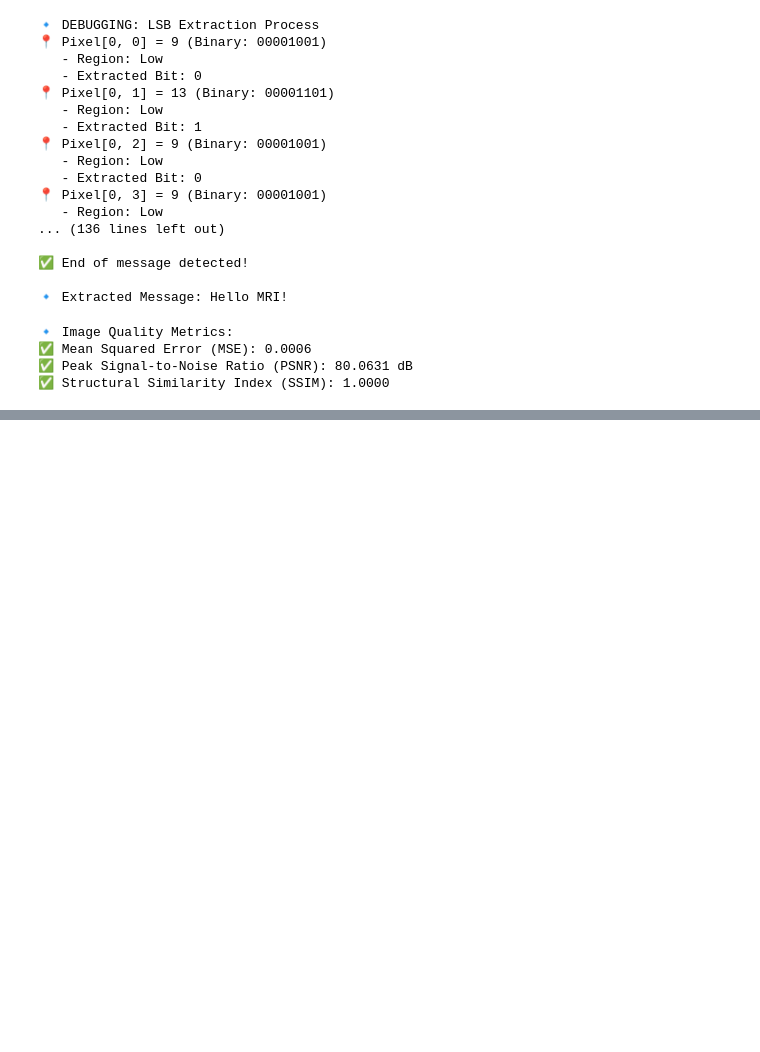
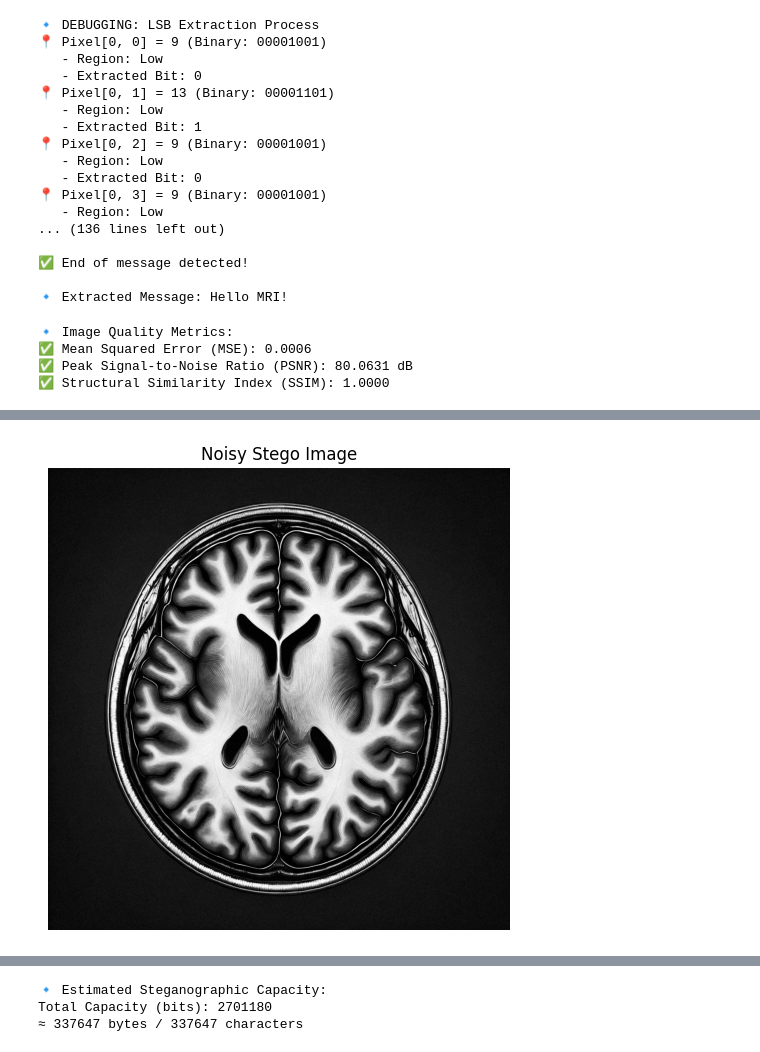
Before and after one commit to AmirRezaBehzad/IRD-Based-Medical-Image-Steganography, a Jupyter notebook: IRDBasedSteganography.ipynb, the cells around one changed output, grey strips where cells are left out. Saved outputs shown, nothing was run; the diff lists cells and outputs as text; code cells hidden in the pictures; blank space fills up the shorter version.

```diff
--- a/IRDBasedSteganography.ipynb
+++ b/IRDBasedSteganography.ipynb
@@ -6,7 +6,7 @@ from skimage.metrics import structural_similarity as ssim
 from PIL import Image
 
 # Load the MRI image
-image_path = "/content/drive/MyDrive/Brain6.webp"  # Change this if using Google Drive
+image_path = "/content/drive/MyDrive/Brain MRI Images/Brain_Image_3.webp"  # Change this if using Google Drive
 original_img = cv2.imread(image_path, cv2.IMREAD_GRAYSCALE)  # Read in grayscale
 
 # Check if the image is loaded
@@ -360,0 +513,22 @@ for img_path in test_images:
+# %%
+def add_gaussian_noise(image, mean=0, std=5):
+    noise = np.random.normal(mean, std, image.shape)
+    noisy_image = image + noise
+    noisy_image = np.clip(noisy_image, 0, 255).astype(np.uint8)
+    return noisy_image
+
+# Add noise to the stego image
+noisy_stego_img = add_gaussian_noise(stego_img)
+
+# Display noisy image
+plt.figure(figsize=(6,6))
+plt.imshow(noisy_stego_img, cmap='gray')
+plt.title("Noisy Stego Image")
+plt.axis('off')
+plt.show()
+
+# Try to extract message from the noisy image
+print("\n🔹 Attempting extraction from Noisy Stego Image:")
+extracted_from_noisy = extract_lsb(noisy_stego_img)
+# %% [output]
+[figure, added]
@@ -360,0 +552,19 @@ for img_path in test_images:
+# %%
+# Estimate steganographic capacity
+capacity_bits = np.sum(low_region) * 1 + np.sum(medium_region) * 1 + np.sum(high_region) * 1
+# You used 1 bit per pixel (only one region uses more, but let’s stay conservative)
+
+# If you want to count per region-specific bit depth:
+true_capacity_bits = np.sum(low_region) * 3 + np.sum(medium_region) * 2 + np.sum(high_region) * 1
+
+# Convert to bytes and characters (each char = 8 bits)
+true_capacity_bytes = true_capacity_bits // 8
+true_capacity_chars = true_capacity_bytes  # Since 1 char = 1 byte
+
+print("\n🔹 Estimated Steganographic Capacity:")
+print(f"Total Capacity (bits): {true_capacity_bits}")
+print(f"≈ {true_capacity_bytes} bytes / {true_capacity_chars} characters")
+# %% [output]
+🔹 Estimated Steganographic Capacity:
+Total Capacity (bits): 2701180
+≈ 337647 bytes / 337647 characters
```
Also changed, not shown: parts of 5 cells of this notebook.
